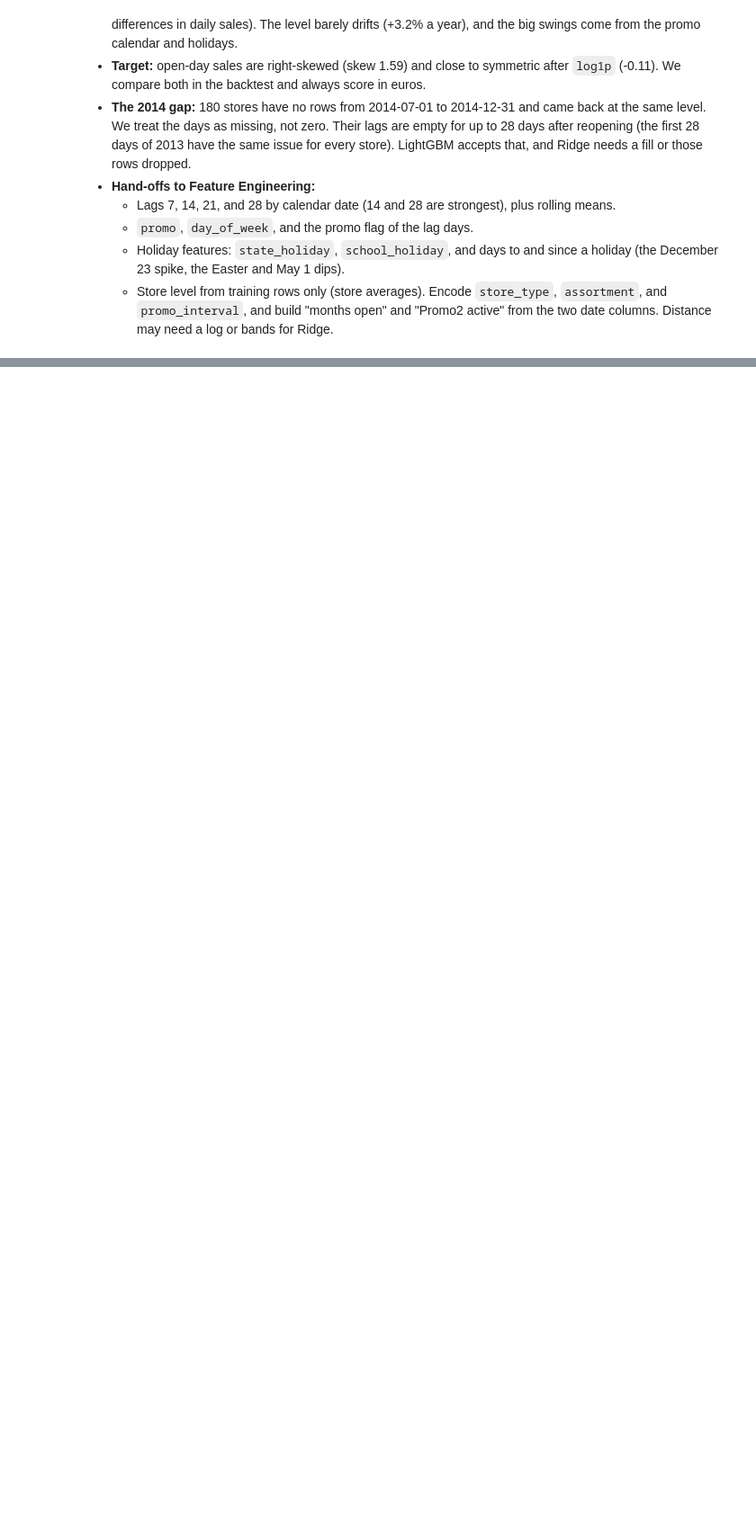
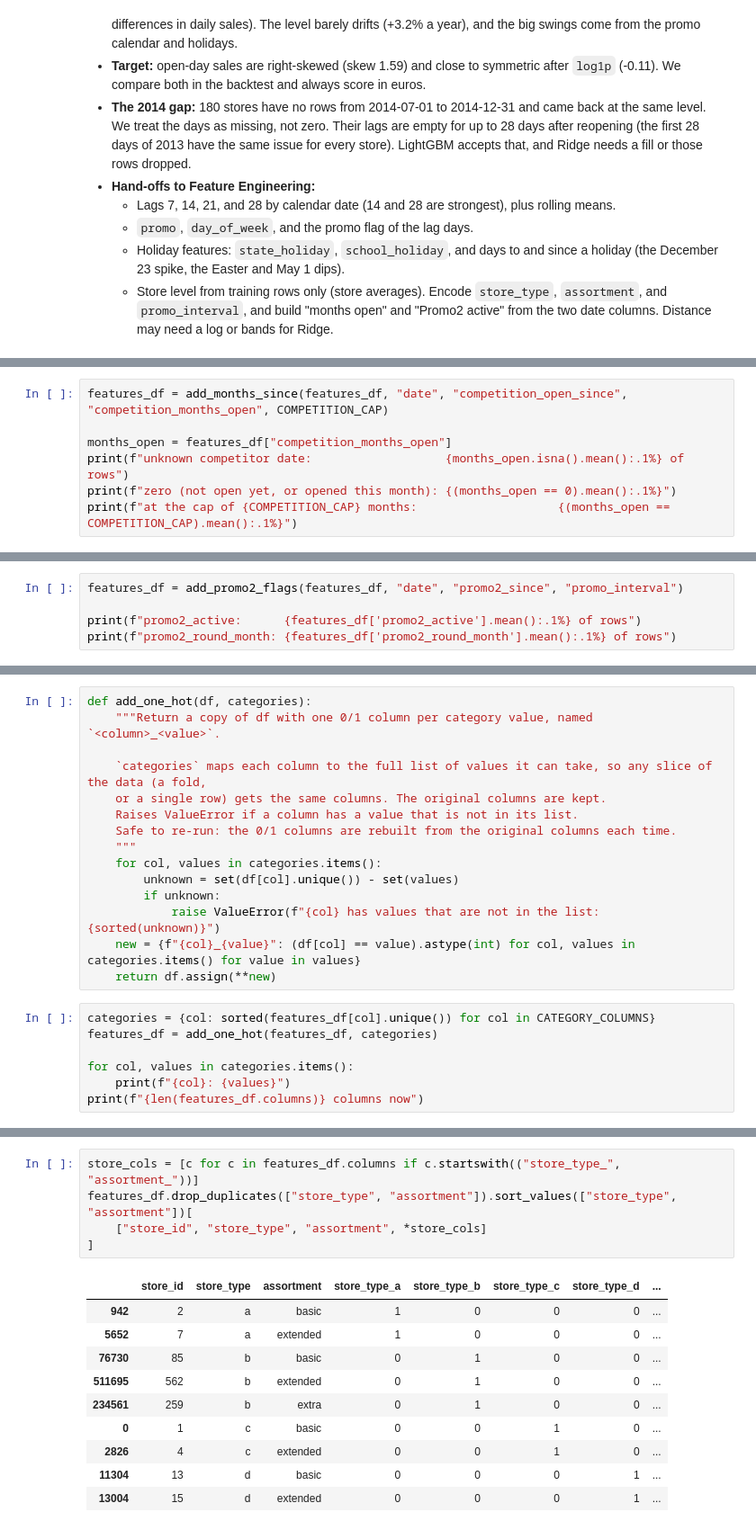
Before and after one commit to rimvelvet31/rossmann-retail-demand-forecasting, a Jupyter notebook: notebooks/notebook.ipynb, the cells around one changed output, grey strips where cells are left out. Shown at 90% size. Cells and saved outputs as stored; diff of their text form; blank space fills up the shorter version.

```diff
--- a/notebooks/notebook.ipynb
+++ b/notebooks/notebook.ipynb
@@ -1556,0 +1948,7 @@ store, weekday, and promo together explain 84.5% of the differences in daily sal
+# %%
+features_df = add_months_since(features_df, "date", "competition_open_since", "competition_months_open", COMPETITION_CAP)
+
+months_open = features_df["competition_months_open"]
+print(f"unknown competitor date:                   {months_open.isna().mean():.1%} of rows")
+print(f"zero (not open yet, or opened this month): {(months_open == 0).mean():.1%}")
+print(f"at the cap of {COMPETITION_CAP} months:                    {(months_open == COMPETITION_CAP).mean():.1%}")
@@ -1556,0 +1989,5 @@ store, weekday, and promo together explain 84.5% of the differences in daily sal
+# %%
+features_df = add_promo2_flags(features_df, "date", "promo2_since", "promo_interval")
+
+print(f"promo2_active:      {features_df['promo2_active'].mean():.1%} of rows")
+print(f"promo2_round_month: {features_df['promo2_round_month'].mean():.1%} of rows")
@@ -1556,0 +2040,22 @@ store, weekday, and promo together explain 84.5% of the differences in daily sal
+# %%
+def add_one_hot(df, categories):
+    """Return a copy of df with one 0/1 column per category value, named `<column>_<value>`.
+
+    `categories` maps each column to the full list of values it can take, so any slice of the data (a fold,
+    or a single row) gets the same columns. The original columns are kept.
+    Raises ValueError if a column has a value that is not in its list.
+    Safe to re-run: the 0/1 columns are rebuilt from the original columns each time.
+    """
+    for col, values in categories.items():
+        unknown = set(df[col].unique()) - set(values)
+        if unknown:
+            raise ValueError(f"{col} has values that are not in the list: {sorted(unknown)}")
+    new = {f"{col}_{value}": (df[col] == value).astype(int) for col, values in categories.items() for value in values}
+    return df.assign(**new)
+# %%
+categories = {col: sorted(features_df[col].unique()) for col in CATEGORY_COLUMNS}
+features_df = add_one_hot(features_df, categories)
+
+for col, values in categories.items():
+    print(f"{col}: {values}")
+print(f"{len(features_df.columns)} columns now")
@@ -1556,0 +2067,16 @@ store, weekday, and promo together explain 84.5% of the differences in daily sal
+# %%
+store_cols = [c for c in features_df.columns if c.startswith(("store_type_", "assortment_"))]
+features_df.drop_duplicates(["store_type", "assortment"]).sort_values(["store_type", "assortment"])[
+    ["store_id", "store_type", "assortment", *store_cols]
+]
+# %% [output]
+|  | store_id | store_type | assortment | store_type_a | store_type_b | store_type_c | store_type_d | ... |
+| 942 | 2 | a | basic | 1 | 0 | 0 | 0 | ... |
+| 5652 | 7 | a | extended | 1 | 0 | 0 | 0 | ... |
+| 76730 | 85 | b | basic | 0 | 1 | 0 | 0 | ... |
+| 511695 | 562 | b | extended | 0 | 1 | 0 | 0 | ... |
+| 234561 | 259 | b | extra | 0 | 1 | 0 | 0 | ... |
+| 0 | 1 | c | basic | 0 | 0 | 1 | 0 | ... |
+| 2826 | 4 | c | extended | 0 | 0 | 1 | 0 | ... |
+| 11304 | 13 | d | basic | 0 | 0 | 0 | 1 | ... |
+| 13004 | 15 | d | extended | 0 | 0 | 0 | 1 | ... |
```
Also changed, not shown: parts of 50 cells of this notebook.
